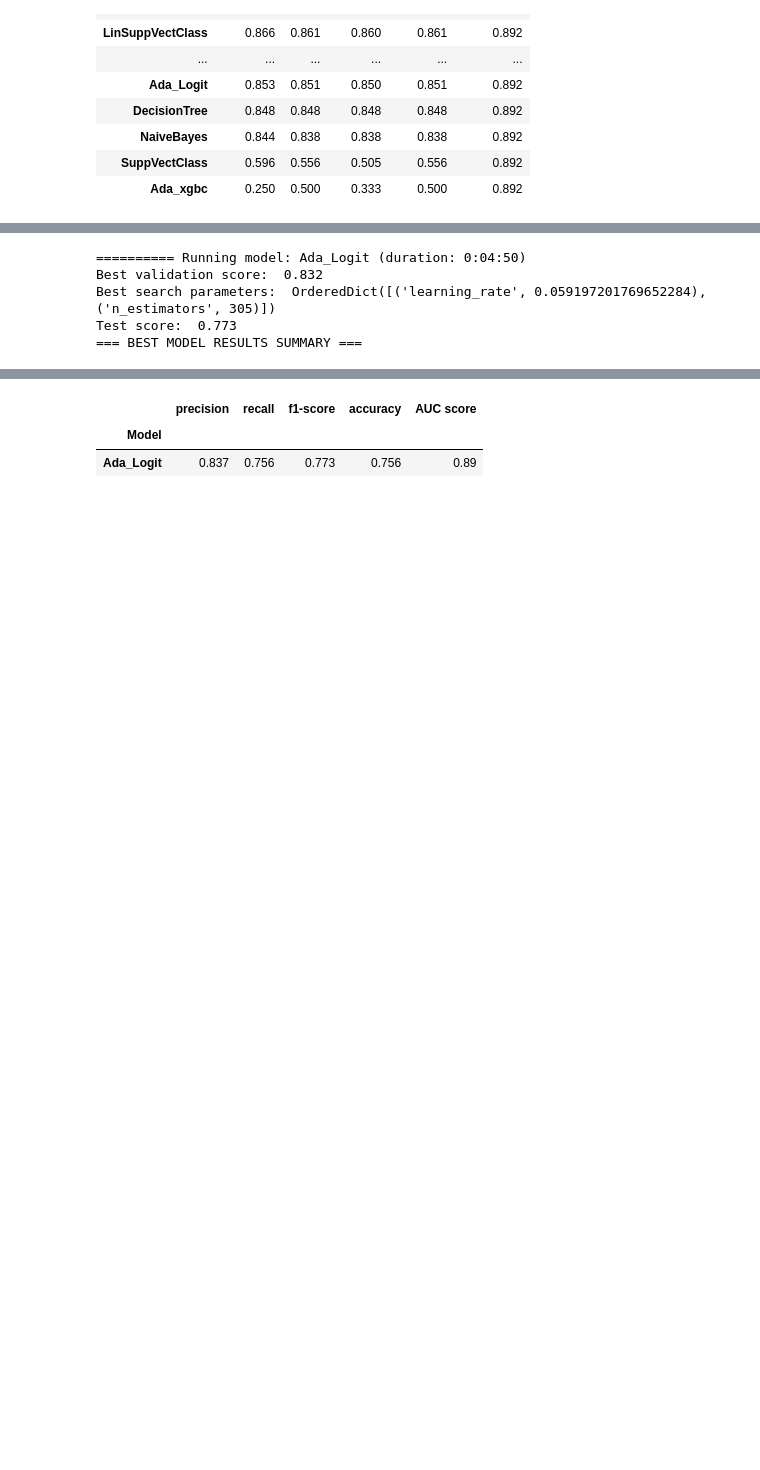
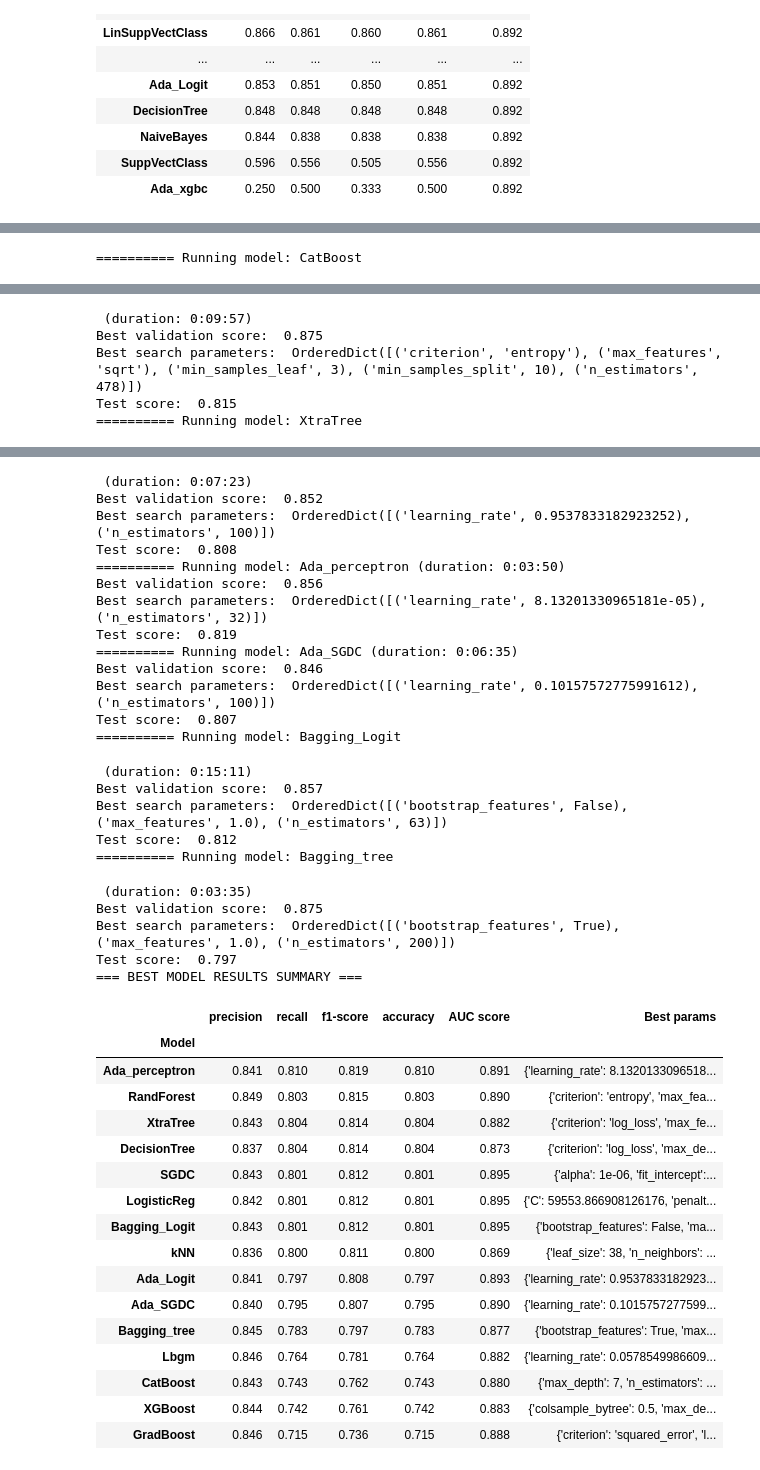
Before and after one commit to olivier-2018/Adv_ML_techniques_for_imbalanced_dataset, a Jupyter notebook: advML_census_adult_dataset.ipynb, the cells around one changed output, grey strips where cells are left out. Cells and saved outputs as stored; diff of their text form; code cells hidden in the pictures; blank space fills up the shorter version.

Commit message:
added grid searches

```diff
--- a/advML_census_adult_dataset.ipynb
+++ b/advML_census_adult_dataset.ipynb
@@ -1611,6 +1617,6 @@ The choice to display the best fold model is arbitrary and highlighting the
 # %%
 
-results_df = pd.DataFrame(columns=['Model', 'precision', 'recall', 'f1-score', 'accuracy', 'AUC score'])
+results_df = pd.DataFrame(columns=['Model', 'precision', 'recall', 'f1-score', 'accuracy', 'AUC score', 'Best params'])
 
 N_folds = 5
 
@@ -1624,7 +1630,7 @@ for model_dict in models_dict_list:
     # Define search grid
     search = BayesSearchCV(estimator = model_dict["model"],
                            search_spaces = model_dict["params"],
-                           n_iter = 5,
+                           n_iter = 50,
                            scoring = 'f1_weighted', # 'f1', f1_weighted', 'roc_auc', 'accuracy'
                         #    optimizer_kwargs = {'base_estimator': 'RF'},
                            n_jobs = 8, # change based on how many cpus available (8 for me)
@@ -1643,7 +1649,6 @@ for model_dict in models_dict_list:
     print(' (duration: {})'.format(str(datetime.now() - start_time).split('.')[0]))
 
     # Print results
-
     print("Best validation score: ", round(search.best_score_, 3))
     print("Best search parameters: ", search.best_params_)
     print("Test score: ", round(search.score(X_test, y_test), 3))
@@ -1658,16 +1663,21 @@ for model_dict in models_dict_list:
     accuracy = accuracy_score(y_true, y_pred)
     P, R, F1, _ = precision_recall_fscore_support(y_true, y_pred, average="weighted")
 
+    # Evaluate probabilities and auc_score
+    try:
+        y_predict_proba = best_model.predict_proba(X_test)[:,1]
+    except AttributeError:
+        y_predict_proba = best_model.decision_function(X_test)
+
+    fpr, tpr, thresholds = roc_curve(y_true, y_predict_proba)
+    auc_score = auc(fpr, tpr)
+
     # Store parameters
-    results_df.loc[len(results_df.index)] = [model_name, round(P, 3), round(R, 3),  round(F1, 3), round(accuracy, 3), round(auc_score, 3)]
+    results_df.loc[len(results_df.index)] = [model_name, round(P, 3), round(R, 3),  round(F1, 3), round(accuracy, 3), round(auc_score, 3), search.best_params_]
 
 print("=== BEST MODEL RESULTS SUMMARY ===")
 results_df = results_df.set_index('Model')
 results_df.sort_values("f1-score", inplace = True, ascending=False)
 results_df
 # %% [output]
-========== Running model: Ada_Logit (duration: 0:04:50)
-Best validation score:  0.832
-Best search parameters:  OrderedDict([('learning_rate', 0.059197201769652284), ('n_estimators', 305)])
-Test score:  0.773
-=== BEST MODEL RESULTS SUMMARY ===
+========== Running model: CatBoost
@@ -1673,0 +1706,5 @@ Test score:  0.773
+ (duration: 0:09:57)
+Best validation score:  0.875
+Best search parameters:  OrderedDict([('criterion', 'entropy'), ('max_features', 'sqrt'), ('min_samples_leaf', 3), ('min_samples_split', 10), ('n_estimators', 478)])
+Test score:  0.815
+========== Running model: XtraTree
@@ -1674,3 +1724,40 @@ Test score:  0.773
+ (duration: 0:07:23)
+Best validation score:  0.852
+Best search parameters:  OrderedDict([('learning_rate', 0.9537833182923252), ('n_estimators', 100)])
+Test score:  0.808
+========== Running model: Ada_perceptron (duration: 0:03:50)
+Best validation score:  0.856
+Best search parameters:  OrderedDict([('learning_rate', 8.13201330965181e-05), ('n_estimators', 32)])
+Test score:  0.819
+========== Running model: Ada_SGDC (duration: 0:06:35)
+Best validation score:  0.846
+Best search parameters:  OrderedDict([('learning_rate', 0.10157572775991612), ('n_estimators', 100)])
+Test score:  0.807
+========== Running model: Bagging_Logit
+ (duration: 0:15:11)
+Best validation score:  0.857
+Best search parameters:  OrderedDict([('bootstrap_features', False), ('max_features', 1.0), ('n_estimators', 63)])
+Test score:  0.812
+========== Running model: Bagging_tree
+ (duration: 0:03:35)
+Best validation score:  0.875
+Best search parameters:  OrderedDict([('bootstrap_features', True), ('max_features', 1.0), ('n_estimators', 200)])
+Test score:  0.797
+=== BEST MODEL RESULTS SUMMARY ===
-|  | precision | recall | f1-score | accuracy | AUC score |
-| Model |  |  |  |  |  |
-| Ada_Logit | 0.837 | 0.756 | 0.773 | 0.756 | 0.89 |
+|  | precision | recall | f1-score | accuracy | AUC score | Best params |
+| Model |  |  |  |  |  |  |
+| Ada_perceptron | 0.841 | 0.810 | 0.819 | 0.810 | 0.891 | {'learning_rate': 8.1320133096518... |
+| RandForest | 0.849 | 0.803 | 0.815 | 0.803 | 0.890 | {'criterion': 'entropy', 'max_fea... |
+| XtraTree | 0.843 | 0.804 | 0.814 | 0.804 | 0.882 | {'criterion': 'log_loss', 'max_fe... |
+| DecisionTree | 0.837 | 0.804 | 0.814 | 0.804 | 0.873 | {'criterion': 'log_loss', 'max_de... |
+| SGDC | 0.843 | 0.801 | 0.812 | 0.801 | 0.895 | {'alpha': 1e-06, 'fit_intercept':... |
+| LogisticReg | 0.842 | 0.801 | 0.812 | 0.801 | 0.895 | {'C': 59553.866908126176, 'penalt... |
+| Bagging_Logit | 0.843 | 0.801 | 0.812 | 0.801 | 0.895 | {'bootstrap_features': False, 'ma... |
+| kNN | 0.836 | 0.800 | 0.811 | 0.800 | 0.869 | {'leaf_size': 38, 'n_neighbors': ... |
+| Ada_Logit | 0.841 | 0.797 | 0.808 | 0.797 | 0.893 | {'learning_rate': 0.9537833182923... |
+| Ada_SGDC | 0.840 | 0.795 | 0.807 | 0.795 | 0.890 | {'learning_rate': 0.1015757277599... |
+| Bagging_tree | 0.845 | 0.783 | 0.797 | 0.783 | 0.877 | {'bootstrap_features': True, 'max... |
+| Lbgm | 0.846 | 0.764 | 0.781 | 0.764 | 0.882 | {'learning_rate': 0.0578549986609... |
+| CatBoost | 0.843 | 0.743 | 0.762 | 0.743 | 0.880 | {'max_depth': 7, 'n_estimators': ... |
+| XGBoost | 0.844 | 0.742 | 0.761 | 0.742 | 0.883 | {'colsample_bytree': 0.5, 'max_de... |
+| GradBoost | 0.846 | 0.715 | 0.736 | 0.715 | 0.888 | {'criterion': 'squared_error', 'l... |
```
Also changed, not shown: parts of 16 cells of this notebook, 1 other file.
